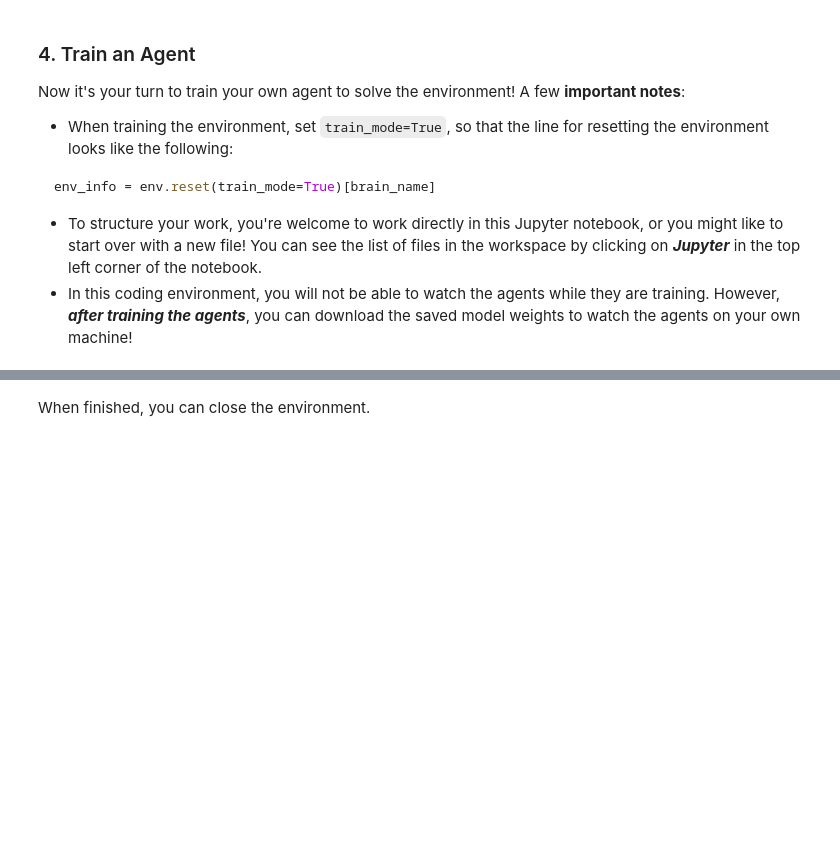
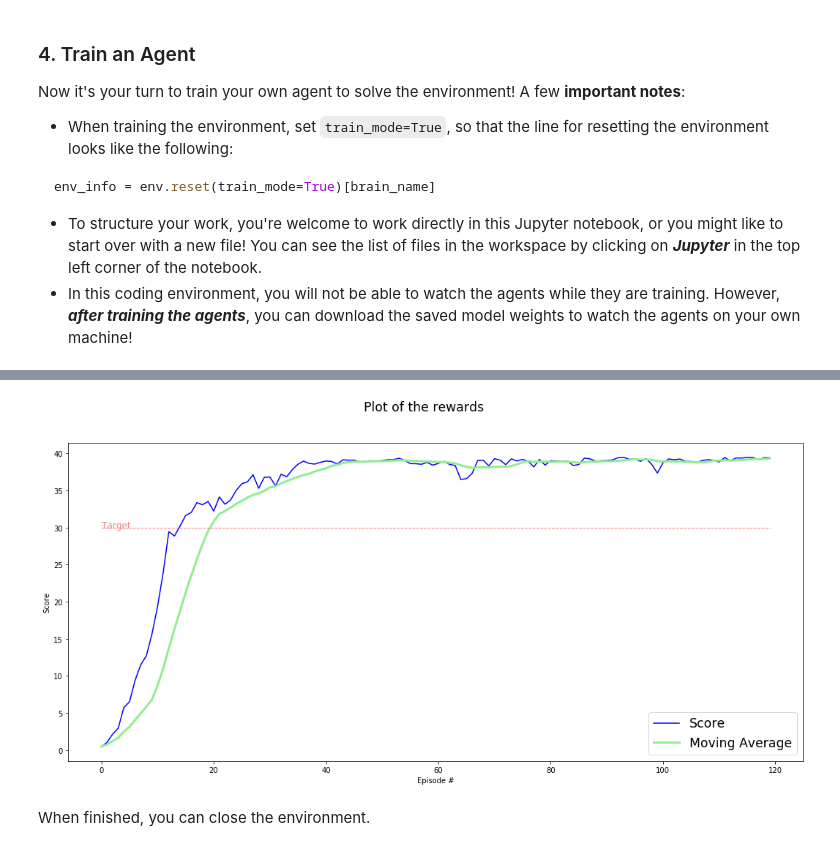
Before and after one commit to ddhartma/Deep-Reinforcement-Learning-Project-Continuous-Control, a Jupyter notebook: notebooks_python/Continuous_Control.ipynb, the cells around one changed output, grey strips where cells are left out. Drawn from its saved outputs; the diff is of its cells as text; code cells hidden in the pictures; blank space fills up the shorter version.

Commit message:
feature: Train an agent with successful parameters

```diff
--- a/notebooks_python/Continuous_Control.ipynb
+++ b/notebooks_python/Continuous_Control.ipynb
@@ -173,7 +174,7 @@ env_info = env.reset(train_mode=True)[brain_name]
 - To structure your work, you're welcome to work directly in this Jupyter notebook, or you might like to start over with a new file!  You can see the list of files in the workspace by clicking on **_Jupyter_** in the top left corner of the notebook.
 - In this coding environment, you will not be able to watch the agents while they are training.  However, **_after training the agents_**, you can download the saved model weights to watch the agents on your own machine!
 # %%
-agent = Agent(state_size=state_size, action_size=action_size, random_seed=42)
+agent = Agent(state_size=state_size, action_size=action_size, num_agents=num_agents, random_seed=42)
 # %% [output]
 Training on  cpu
 
@@ -193,61 +194,91 @@ self.actor_target Actor(
     weight_decay: 0
 )
 # %%
-def ddpg(n_episodes=100, print_every=10):
+def ddpg(n_episodes=1000, max_t=1000):
     """ Deep Deterministic Policy Gradient
 
         INPUTS:
         ------------
             n_episodes - (int) maximum number of training episodes
             max_t - (int) maximum number of timesteps per episode
-            print_every (int) number episodes for printing average score
 
         OUTPUTS:
         ------------
             scores - (list) list of score values for each episode
     """
-    scores_deque = deque(maxlen=100)
-    scores = []
+    best_score = -np.inf
+    mean_scores = []                                           # list containing scores from each episode
+    mean_score_window = deque(maxlen=10)                       # last 10 scores
+    mean_scores_window_avg = []
+    consec_episodes = 0
     for i_episode in range(1, n_episodes+1):
         env_info = env.reset(train_mode=True)[brain_name]
         states = env_info.vector_observations
         agent.reset()                                          # reset the agent noise
         score = np.zeros(num_agents)
-        #for t in range(max_t):
-        while True:
+        start_time = time.time()
+        for t in range(max_t):
+            #while True:
             actions = agent.act(states)                        # return actions for current states and policy
             env_info = env.step(actions)[brain_name]           # send all actions to the environment
             next_states = env_info.vector_observations         # get next state (for each agent)
             rewards = env_info.rewards                         # get reward (for each agent)
             dones = env_info.local_done                        # see if episode finished
 
-            for i in range(num_agents):
-                agent.step(states[i,:], actions[i,:], rewards[i], next_states[i,:], dones[i])
+            # save experience to replay buffer,
+            for state, action, reward, next_state, done in zip(states, actions, rewards, next_states, dones):
+                agent.step(state, action, reward, next_state, done, t)
 
             states = next_states
             score += rewards
+
             if np.any(dones):                                  # exit loop if episode finished
                 break
 
-        scores_deque.append(score)
-        scores.append(score)
+        duration = time.time() - start_time
+        mean_scores.append(np.mean(score))                            # save most recent score
+        mean_score_window.append(mean_scores[-1])                     # add to consecutive scores
+        mean_scores_window_avg.append(np.mean(mean_score_window))     # save the most recent consecutive score
 
-        print('\rEpisode {}\tAverage Score: {:.2f}'.format(i_episode, np.mean(scores_deque)), end="")
-        if i_episode % print_every == 0:
-            print('\rEpisode {} Mean Score: {:.2f} Average Score: {:.2f}'.format(i_episode, np.mean(score), np.mean(scores_deque)))
-        if np.mean(scores_deque) >= 30:
-            print('\nEnvironment solved in {:d} episodes!\tAverage Score: {:.2f}'.format(i_episode, np.mean(scores_deque)))
-            torch.save(agent.actor_local.state_dict(), 'checkpoint_actor.pth')
-            torch.save(agent.critic_local.state_dict(), 'checkpoint_critic.pth')
-            break
 
-    return scores
+        if mean_scores_window_avg[-1] < 30:
+            print('\rEpisode {}\tDur: {:.1f} \tAverage Eps Score: {:.2f} \tMean Consec Score: {:.2f}'.format(i_episode, round(duration), mean_scores[-1], mean_scores_window_avg[-1]))
+            if consec_episodes != 0:
+                consec_episodes = 0
 
-scores = ddpg()
-fig = plt.figure()
+        if mean_scores_window_avg[-1] >= 30:
+            consec_episodes += 1
+            print('\rEpisode {}\tDur: {:.1f} \tAverage Eps Score: {:.2f} \tMean Consec Score: {:.2f} \tConsec Eps: {:.2f}'.format(i_episode, round(duration), mean_scores[-1], mean_scores_window_avg[-1], int(consec_episodes)))
+
+
+            if mean_scores_window_avg[-1] > best_score:
+                torch.save(agent.actor_local.state_dict(), 'checkpoint_actor.pth')
+                torch.save(agent.critic_local.state_dict(), 'checkpoint_critic.pth')
+                best_score = mean_scores_window_avg[-1]
+
+            if consec_episodes == 100:
+                print('\nEnvironment SOLVED : \tMoving Average ={:.1f} over last {} episodes'.format(mean_scores_window_avg[-1], consec_episodes))
+                break
+
+    return mean_scores, mean_scores_window_avg
+
+mean_scores, mean_scores_window_avg = ddpg()
+
+target = [30] * len(mean_scores) # Trace a line indicating the target value
+
+# Plot the main graph with the scores and moving average
+fig = plt.figure(figsize=(18,8))
+fig.suptitle('Plot of the rewards', fontsize='xx-large')
+
 ax = fig.add_subplot(111)
-plt.plot(np.arange(1, len(scores)+1), scores)
-plt.ylabel('Score')
-plt.xlabel('Episode #')
+ax.plot(mean_scores, label='Score', color='Blue')
+ax.plot(mean_scores_window_avg, label='Moving Average',
+        color='LightGreen', linewidth=3)
+ax.plot(target, linestyle='--', color='LightCoral', linewidth=1 )
+ax.text(0, 30, 'Target', color='LightCoral', fontsize='large')
+ax.set_ylabel('Score')
+ax.set_xlabel('Episode #')
+ax.legend(fontsize='xx-large', loc='lower right')
+
 plt.show()
 # %% [output]
@@ -260,3 +302,4 @@ KeyboardInterrupt:
+[figure, added]
 # %% [markdown]
 When finished, you can close the environment.
 # %%
```
Also changed, not shown: parts of 5 cells of this notebook, 4 other files.
